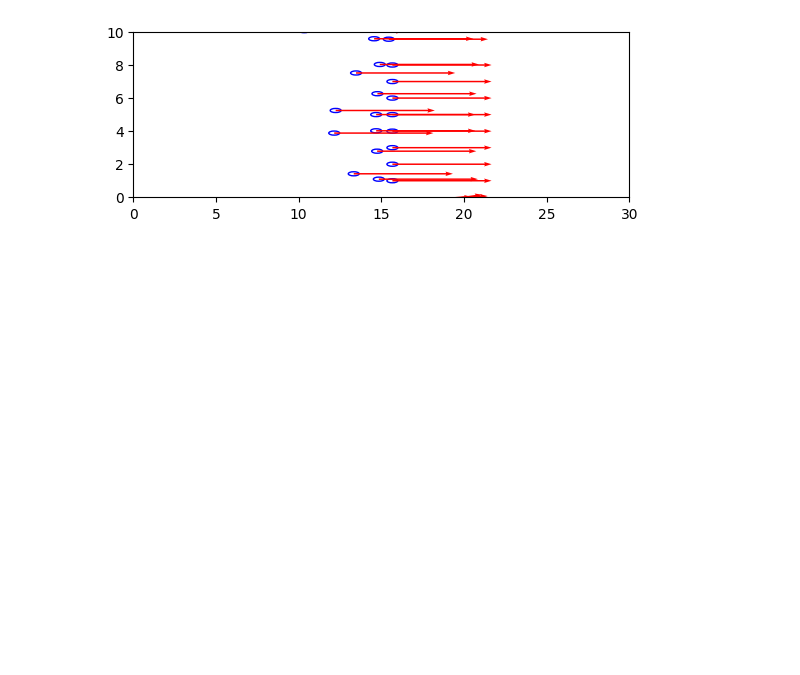
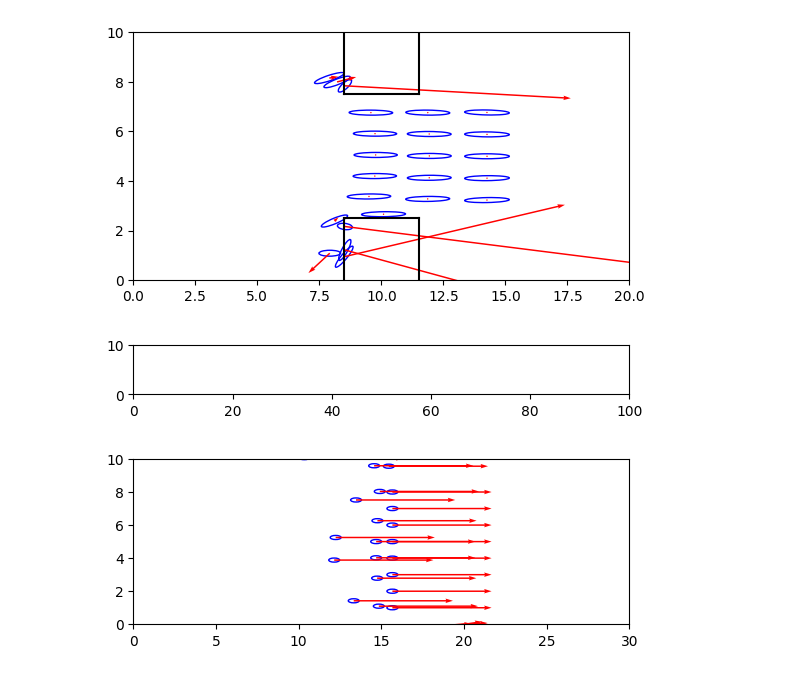
Before and after one commit to s2013568/DEM_test, a Jupyter notebook: Ageng_based_simulation/Force_based_model/test.ipynb, the cells around one changed output. Drawn from its saved outputs; the diff is of its cells as text; code cells hidden in the pictures; blank space fills up the shorter version.

```diff
--- a/Ageng_based_simulation/Force_based_model/test.ipynb
+++ b/Ageng_based_simulation/Force_based_model/test.ipynb
@@ -5,3 +36,66 @@ from main import GCFModel
+# %%
+env = Environment(width=20, height=10, bottleneck_width=3, bottleneck_height=5)
+import random
+
+agents = [
+    Agent(position=[0.5, 1.0], velocity=[0.0, 0.0], a_min=0.3, b_min=0.1, tau=0.5, f=1.25, desired_walking_speed=1.2),
+    Agent(position=[0.5, 8.0], velocity=[0.0, 0.0], a_min=0.3, b_min=0.1, tau=0.5, f=1.25, desired_walking_speed=1.2),
+    Agent(position=[0.5, 2.0], velocity=[0.0, 0.0], a_min=0.3, b_min=0.1, tau=0.5, f=1.25, desired_walking_speed=1.2),
+    Agent(position=[0.5, 3.0], velocity=[0.0, 0.0], a_min=0.3, b_min=0.1, tau=0.5, f=1.25, desired_walking_speed=1.2),
+    Agent(position=[0.5, 4.0], velocity=[0.0, 0.0], a_min=0.3, b_min=0.1, tau=0.5, f=1.25, desired_walking_speed=1.2),
+    Agent(position=[0.5, 5.0], velocity=[0.0, 0.0], a_min=0.3, b_min=0.1, tau=0.5, f=1.25, desired_walking_speed=1.2),
+    Agent(position=[0.5, 6.0], velocity=[0.0, 0.0], a_min=0.3, b_min=0.1, tau=0.5, f=1.25, desired_walking_speed=1.2),
+    Agent(position=[0.5, 7.0], velocity=[0.0, 0.0], a_min=0.3, b_min=0.1, tau=0.5, f=1.25, desired_walking_speed=1.2),
+    Agent(position=[1.5, 1.0], velocity=[0.0, 0.0], a_min=0.3, b_min=0.1, tau=0.5, f=1.25, desired_walking_speed=1.2),
+    Agent(position=[1.5, 2.0], velocity=[0.0, 0.0], a_min=0.3, b_min=0.1, tau=0.5, f=1.25, desired_walking_speed=1.2),
+    Agent(position=[1.5, 3.0], velocity=[0.0, 0.0], a_min=0.3, b_min=0.1, tau=0.5, f=1.25, desired_walking_speed=1.2),
+    Agent(position=[1.5, 4.0], velocity=[0.0, 0.0], a_min=0.3, b_min=0.1, tau=0.5, f=1.25, desired_walking_speed=1.2),
+    Agent(position=[1.5, 5.0], velocity=[0.0, 0.0], a_min=0.3, b_min=0.1, tau=0.5, f=1.25, desired_walking_speed=1.2),
+    Agent(position=[1.5, 6.0], velocity=[0.0, 0.0], a_min=0.3, b_min=0.1, tau=0.5, f=1.25, desired_walking_speed=1.2),
+    Agent(position=[1.5, 7.0], velocity=[0.0, 0.0], a_min=0.3, b_min=0.1, tau=0.5, f=1.25, desired_walking_speed=1.2),
+    Agent(position=[1.5, 8.0], velocity=[0.0, 0.0], a_min=0.3, b_min=0.1, tau=0.5, f=1.25, desired_walking_speed=1.2),
+    Agent(position=[2.5, 1.0], velocity=[0.0, 0.0], a_min=0.3, b_min=0.1, tau=0.5, f=1.25, desired_walking_speed=1.2),
+    Agent(position=[2.5, 2.0], velocity=[0.0, 0.0], a_min=0.3, b_min=0.1, tau=0.5, f=1.25, desired_walking_speed=1.2),
+    Agent(position=[2.5, 3.0], velocity=[0.0, 0.0], a_min=0.3, b_min=0.1, tau=0.5, f=1.25, desired_walking_speed=1.2),
+    Agent(position=[2.5, 4.0], velocity=[0.0, 0.0], a_min=0.3, b_min=0.1, tau=0.5, f=1.25, desired_walking_speed=1.2),
+    Agent(position=[2.5, 5.0], velocity=[0.0, 0.0], a_min=0.3, b_min=0.1, tau=0.5, f=1.25, desired_walking_speed=1.2),
+    Agent(position=[2.5, 6.0], velocity=[0.0, 0.0], a_min=0.3, b_min=0.1, tau=0.5, f=1.25, desired_walking_speed=1.2),
+    Agent(position=[2.5, 7.0], velocity=[0.0, 0.0], a_min=0.3, b_min=0.1, tau=0.5, f=1.25, desired_walking_speed=1.2),
+    Agent(position=[2.5, 8.0], velocity=[0.0, 0.0], a_min=0.3, b_min=0.1, tau=0.5, f=1.25, desired_walking_speed=1.2)
+]
+
+
+gcf_model = GCFModel(environment=env, agents=agents, time_constant = 0.2, eta = 0.2)
+#gcf_model.run_simulation(steps=1000, dt=0.01, log_interval=100)
+gcf_model.animate(steps=10000, dt=0.001, interval=1, output_filename="test_mass.gif", show_forces = True)
+# %% [output]
+[figure, added]
+# %%
+env = Environment(width=100, height=10, bottleneck_width=0, bottleneck_height=10)
+agents = []
+y_constant = 5.0  # Set the constant y-axis value
+num_agents = 10  # Total number of agents
+x_start = 0.5  # Starting x position
+x_step = 1.5  # Distance between agents along the x-axis
+
+for i in range(num_agents):
+    x_position = x_start + i * x_step
+    agents.append(
+        Agent(
+            position=[x_position, y_constant],
+            velocity=[0.0, 0.0],
+            a_min=0.3,
+            b_min=0.1,
+            tau=0.25,
+            f=1.25,
+            desired_walking_speed=1.2
+        )
+    )
+
+gcf_model = GCFModel(environment=env, agents=agents, time_constant = 0.2, eta = 0.2)
+gcf_model.animate(steps=10000, dt=0.01, interval=5, output_filename="crowd_simulation_social_force_ellipse_mass_sudden_stop_line.gif", show_forces = True)
+# %% [output]
+[figure, added]
 # %%
 env = Environment(width=30, height=10, bottleneck_width=0, bottleneck_height=10)
 import random
```
Also changed, not shown: parts of 3 cells of this notebook, 7 other files.
